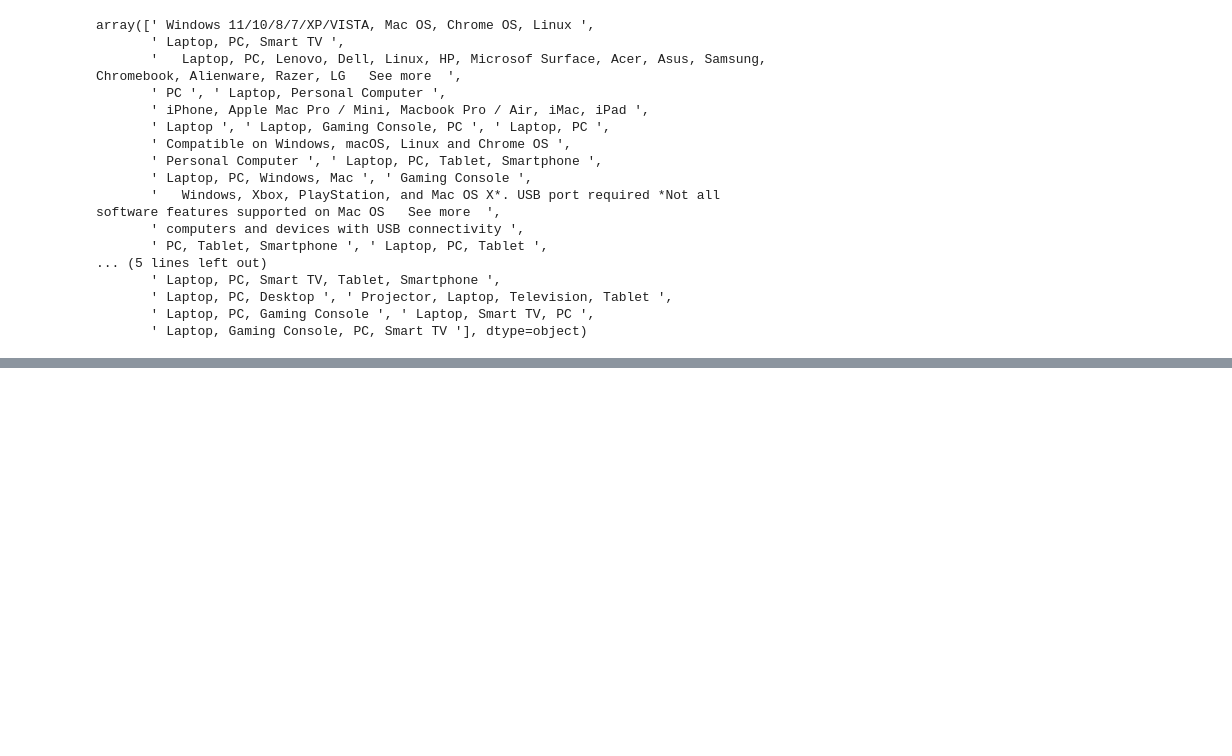
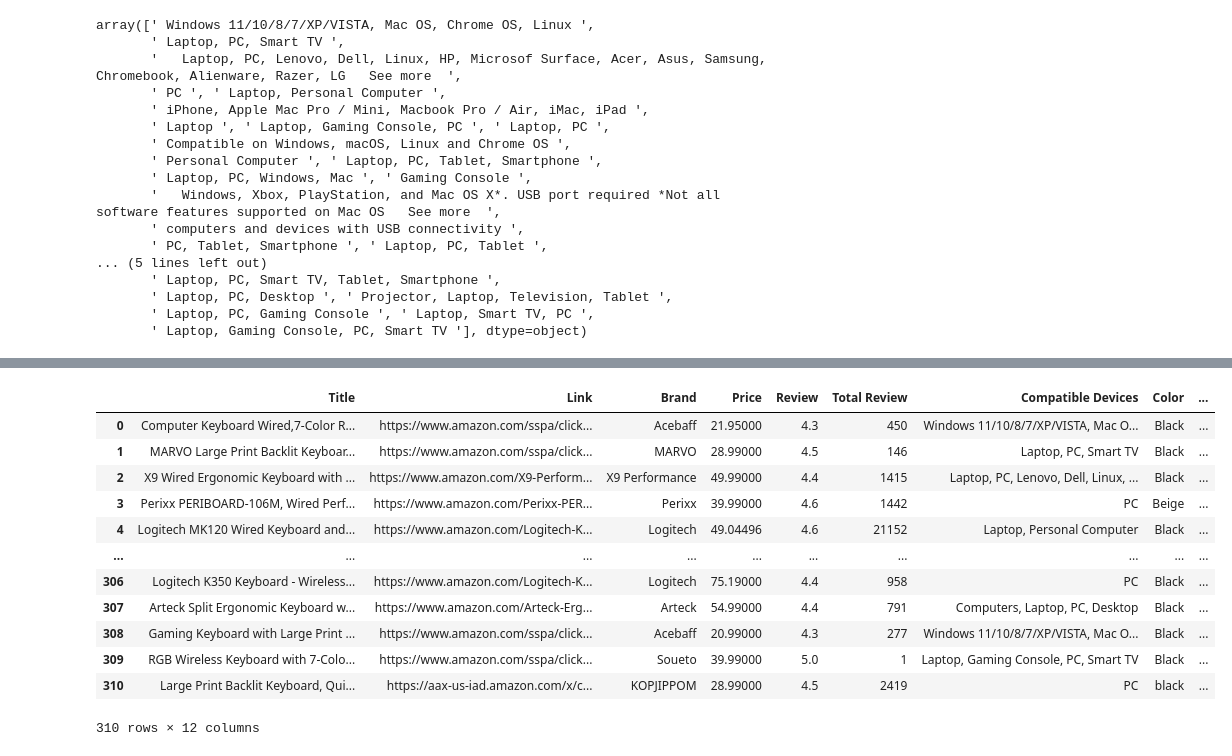
Before and after one commit to motconkien/Data-Projetcs, a Jupyter notebook: Amazon Project/Analyst/main.ipynb, the cells around one changed output, grey strips where cells are left out. Cells and saved outputs as stored; diff of their text form; code cells hidden in the pictures; blank space fills up the shorter version.

```diff
--- a/Amazon Project/Analyst/main.ipynb
+++ b/Amazon Project/Analyst/main.ipynb
@@ -249,0 +412,31 @@ To-do list for exploring data:
+# %%
+def keyboard_layout(keyboard_num):
+    layout = ""
+    if keyboard_num >= 104:
+        layout += "Full Size"
+    elif keyboard_num >= 87:
+        layout += "Tenkeyless"
+    elif keyboard_num >= 84:
+        layout += "75%"
+    elif keyboard_num >= 64:
+        layout += "60%"
+    else:
+        layout += "40%"
+    return layout
+
+data["Layout"] = data["Number of Keys"].apply(keyboard_layout)
+data
+# %% [output]
+|  | Title | Link | Brand | Price | Review | Total Review | Compatible Devices | Color | ... |
+| 0 | Computer Keyboard Wired,7-Color R... | https://www.amazon.com/sspa/click... | Acebaff | 21.95000 | 4.3 | 450 | Windows 11/10/8/7/XP/VISTA, Mac O... | Black | ... |
+| 1 | MARVO Large Print Backlit Keyboar... | https://www.amazon.com/sspa/click... | MARVO | 28.99000 | 4.5 | 146 | Laptop, PC, Smart TV | Black | ... |
+| 2 | X9 Wired Ergonomic Keyboard with ... | https://www.amazon.com/X9-Perform... | X9 Performance | 49.99000 | 4.4 | 1415 | Laptop, PC, Lenovo, Dell, Linux, ... | Black | ... |
+| 3 | Perixx PERIBOARD-106M, Wired Perf... | https://www.amazon.com/Perixx-PER... | Perixx | 39.99000 | 4.6 | 1442 | PC | Beige | ... |
+| 4 | Logitech MK120 Wired Keyboard and... | https://www.amazon.com/Logitech-K... | Logitech | 49.04496 | 4.6 | 21152 | Laptop, Personal Computer | Black | ... |
+| ... | ... | ... | ... | ... | ... | ... | ... | ... | ... |
+| 306 | Logitech K350 Keyboard - Wireless... | https://www.amazon.com/Logitech-K... | Logitech | 75.19000 | 4.4 | 958 | PC | Black | ... |
+| 307 | Arteck Split Ergonomic Keyboard w... | https://www.amazon.com/Arteck-Erg... | Arteck | 54.99000 | 4.4 | 791 | Computers, Laptop, PC, Desktop | Black | ... |
+| 308 | Gaming Keyboard with Large Print ... | https://www.amazon.com/sspa/click... | Acebaff | 20.99000 | 4.3 | 277 | Windows 11/10/8/7/XP/VISTA, Mac O... | Black | ... |
+| 309 | RGB Wireless Keyboard with 7-Colo... | https://www.amazon.com/sspa/click... | Soueto | 39.99000 | 5.0 | 1 | Laptop, Gaming Console, PC, Smart TV | Black | ... |
+| 310 | Large Print Backlit Keyboard, Qui... | https://aax-us-iad.amazon.com/x/c... | KOPJIPPOM | 28.99000 | 4.5 | 2419 | PC | black | ... |
+310 rows × 12 columns
```
Also changed, not shown: parts of 39 cells of this notebook, 1 other file.
